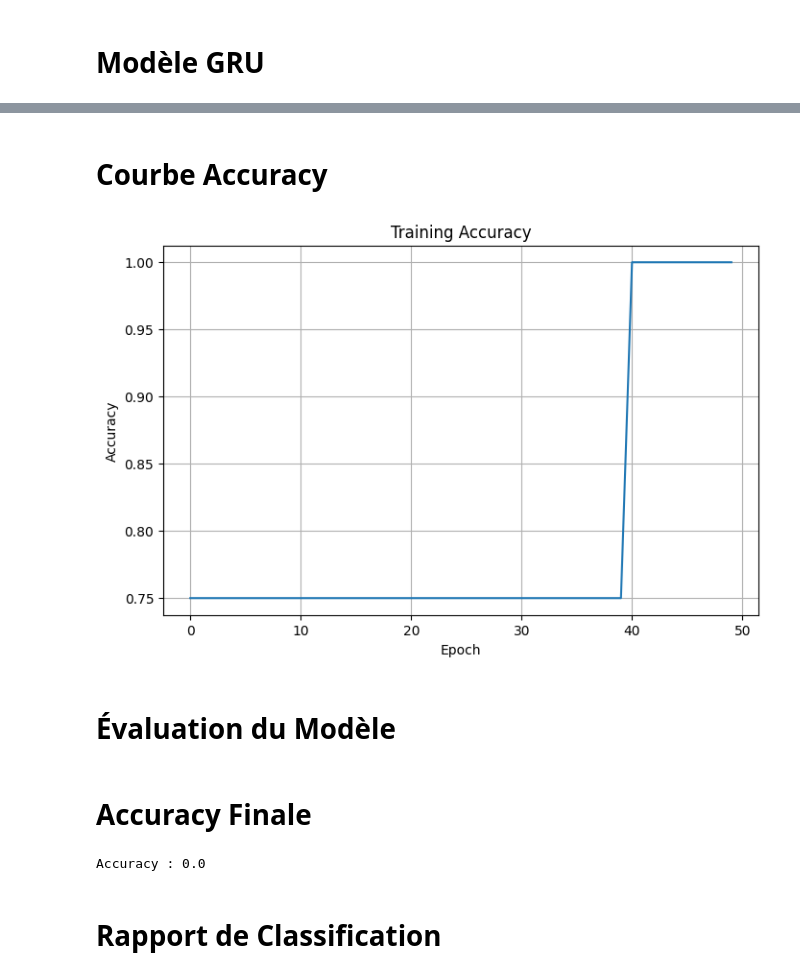
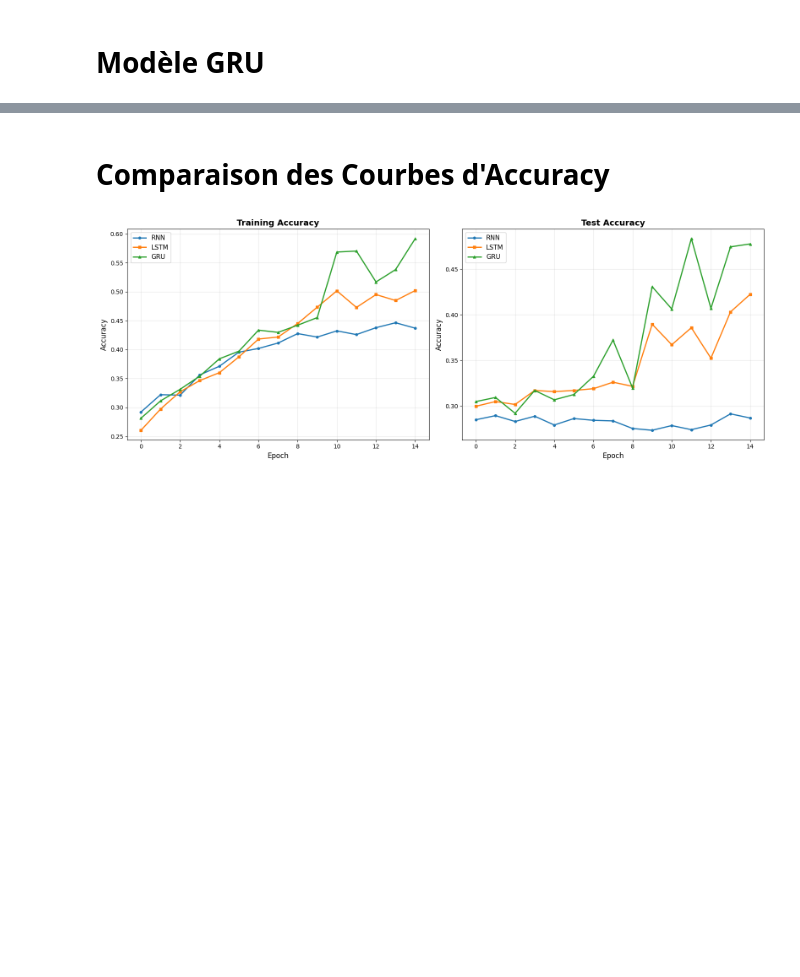
Before and after one commit to YASSIROUH/PROJET-DEEP-LEARNING-, a Jupyter notebook: Partie3_RNN_LSTM_GRU_Seq2Seq_EMSI.ipynb, the cells around one changed output, grey strips where cells are left out. Drawn from its saved outputs; the diff is of its cells as text; code cells hidden in the pictures; blank space fills up the shorter version.

```diff
--- a/Partie3_RNN_LSTM_GRU_Seq2Seq_EMSI.ipynb
+++ b/Partie3_RNN_LSTM_GRU_Seq2Seq_EMSI.ipynb
@@ -317,0 +437,20 @@ Epoch 50 | Loss: 0.0798 | Accuracy: 1.0000
+# %%
+
+EMBEDDING_DIM = 64
+HIDDEN_DIM = 128
+NUM_CLASSES = len(categories)
+NUM_LAYERS = 2
+DROPOUT = 0.3
+LEARNING_RATE = 0.001
+NUM_EPOCHS = 15
+
+print(f"Vocab size     : {vocab_size}")
+print(f"Embedding dim  : {EMBEDDING_DIM}")
+print(f"Hidden dim     : {HIDDEN_DIM}")
+print(f"Num classes    : {NUM_CLASSES}")
+print(f"Num layers     : {NUM_LAYERS}")
+print(f"Dropout        : {DROPOUT}")
+print(f"Learning rate  : {LEARNING_RATE}")
+print(f"Epochs         : {NUM_EPOCHS}")
+print(f"Max seq length : {MAX_LEN}")
+print(f"Batch size     : {BATCH_SIZE}")
@@ -338,23 +696,31 @@ plt.show()
 # %% [markdown]
 
-# Courbe Accuracy
+# Comparaison des Courbes d'Accuracy
 # %%
 
-plt.figure(figsize=(8,5))
+fig, axes = plt.subplots(1, 2, figsize=(16, 6))
 
-plt.plot(accuracies)
+# --- Train Accuracy ---
+axes[0].plot(rnn_history['train_acc'], label='RNN', linewidth=2, marker='o', markersize=4)
+axes[0].plot(lstm_history['train_acc'], label='LSTM', linewidth=2, marker='s', markersize=4)
+axes[0].plot(gru_history['train_acc'], label='GRU', linewidth=2, marker='^', markersize=4)
+axes[0].set_title('Training Accuracy', fontsize=14, fontweight='bold')
+axes[0].set_xlabel('Epoch', fontsize=12)
+axes[0].set_ylabel('Accuracy', fontsize=12)
+axes[0].legend(fontsize=11)
+axes[0].grid(alpha=0.3)
 
-plt.title("Training Accuracy")
+# --- Test Accuracy ---
+axes[1].plot(rnn_history['test_acc'], label='RNN', linewidth=2, marker='o', markersize=4)
+axes[1].plot(lstm_history['test_acc'], label='LSTM', linewidth=2, marker='s', markersize=4)
+axes[1].plot(gru_history['test_acc'], label='GRU', linewidth=2, marker='^', markersize=4)
+axes[1].set_title('Test Accuracy', fontsize=14, fontweight='bold')
+axes[1].set_xlabel('Epoch', fontsize=12)
+axes[1].set_ylabel('Accuracy', fontsize=12)
+axes[1].legend(fontsize=11)
+axes[1].grid(alpha=0.3)
 
-plt.xlabel("Epoch")
-
-plt.ylabel("Accuracy")
-
-plt.grid()
-
+plt.tight_layout()
 plt.show()
 # %% [output]
-[figure, old version]
+[figure, new version]
-# %% [markdown]
-
-# Évaluation du Modèle
@@ -372,13 +726,0 @@ predicted = predicted.cpu()
-# %% [markdown]
-
-# Accuracy Finale
-# %%
-
-acc = accuracy_score(y_test, predicted)
-
-print("Accuracy :", acc)
-# %% [output]
-Accuracy : 0.0
-# %% [markdown]
-
-# Rapport de Classification
```
Also changed, not shown: parts of 71 cells of this notebook, 1 other file.
